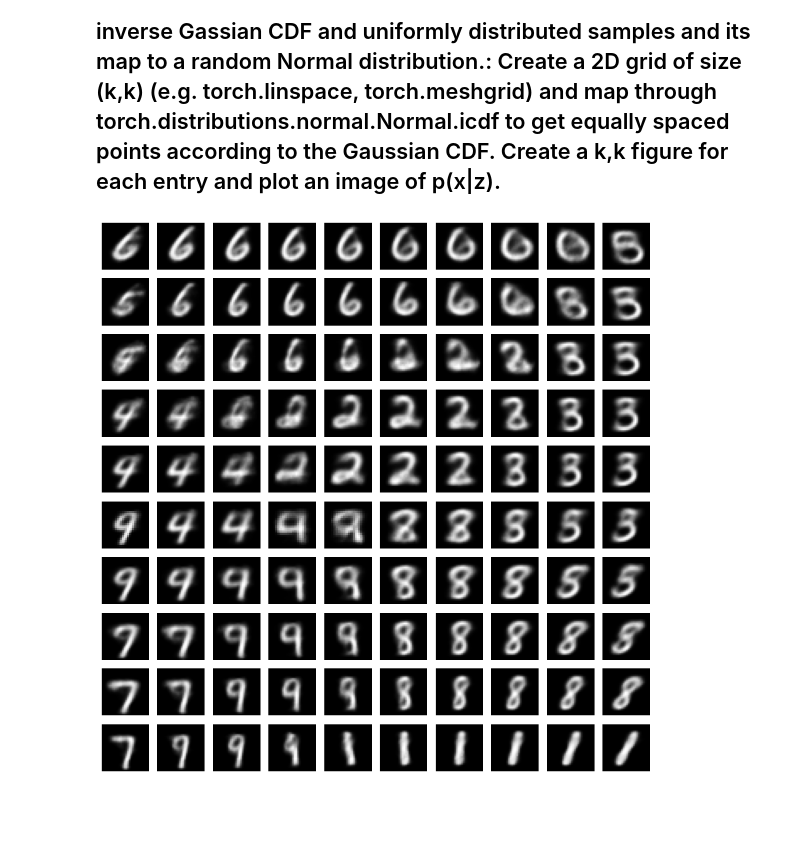
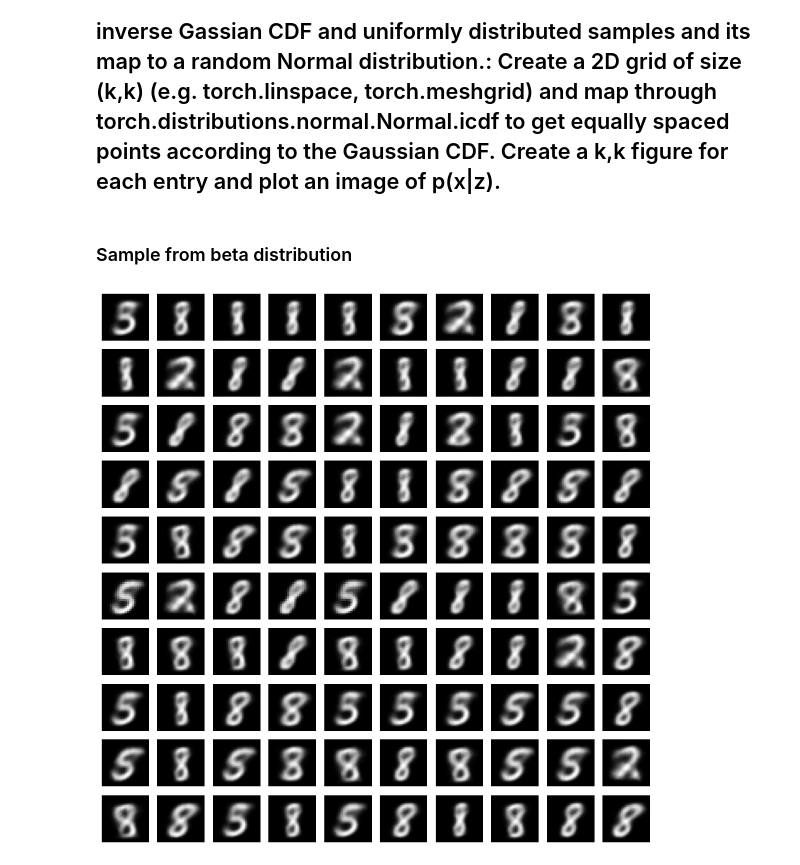
Before and after one commit to ch1nq/pml2023, a Jupyter notebook: exam/A.VAE.ipynb, the cells around one changed output. Saved outputs shown, nothing was run; the diff lists cells and outputs as text; code cells hidden in the pictures; blank space fills up the shorter version.

Commit message:
beta distribution samples

```diff
--- a/exam/A.VAE.ipynb
+++ b/exam/A.VAE.ipynb
@@ -115,27 +112,52 @@ plt.show()
 [figure]
 # %% [markdown]
 ## 2) We continue the latent space investigation by evaluating possible outcomes of p(z). As a means to do that, we revisit the inverse Gassian CDF and uniformly distributed samples and its map to a random Normal distribution.: Create a 2D grid of size (k,k) (e.g. torch.linspace, torch.meshgrid) and map through torch.distributions.normal.Normal.icdf to get equally spaced points according to the Gaussian CDF. Create a k,k figure for each entry and plot an image of p(x|z).
+# %%
+M = 10
+x = torch.linspace(start=0, end=1, steps=M+2)[:-1][1:]
+mesh_x, mesh_y = torch.meshgrid(x, x)
+gauss = torch.distributions.normal.Normal(loc = 0, scale = 1)
+gauss_x = gauss.icdf(mesh_x)
+gauss_y = gauss.icdf(mesh_y)
+
+fig, ax = plt.subplots(nrows=M, ncols=M, figsize=(10, 10))
+for i in range(M):
+    for j in range(M):
+        _x = gauss_x[i,j].item()
+        _y = gauss_y[i,j].item()
+
+        im = model.decode(torch.Tensor([_x, _y]))
+        im = im.detach().numpy().reshape((28, 28))
+
+        ax[i,j].imshow(im, cmap='gray')
+        ax[i,j].axis('off')
+
+plt.tight_layout()
+plt.savefig('figs/A/VAE_GRID.png')
+plt.show()
+# %% [markdown]
+### Sample from beta distribution
 # %%
 M = 10
 x = torch.linspace(start=0, end=1, steps=M+2)[:-1][1:]
 mesh_x, mesh_y = torch.meshgrid(x, x)
-gauss = torch.distributions.normal.Normal(loc = 0, scale = 1)
-gauss_x = gauss.icdf(mesh_x)
-gauss_y = gauss.icdf(mesh_y)
+gauss_x = torch.distributions.beta.Beta(concentration1=mesh_x, concentration0=mesh_x).sample()
+gauss_y = torch.distributions.beta.Beta(concentration1=mesh_y, concentration0=mesh_y).sample()
 
 fig, ax = plt.subplots(nrows=M, ncols=M, figsize=(10, 10))
 for i in range(M):
     for j in range(M):
         _x = gauss_x[i,j].item()
         _y = gauss_y[i,j].item()
+
         im = model.decode(torch.Tensor([_x, _y]))
         im = im.detach().numpy().reshape((28, 28))
 
         ax[i,j].imshow(im, cmap='gray')
         ax[i,j].axis('off')
 
 plt.tight_layout()
-plt.savefig('figs/A/VAE_GRID.png')
+plt.savefig('figs/A/VAE_GRID_BETA.png')
 plt.show()
 # %% [output]
-[figure, old version]
+[figure, new version]
```
Also changed, not shown: parts of 1 cell of this notebook, 12 other files.
